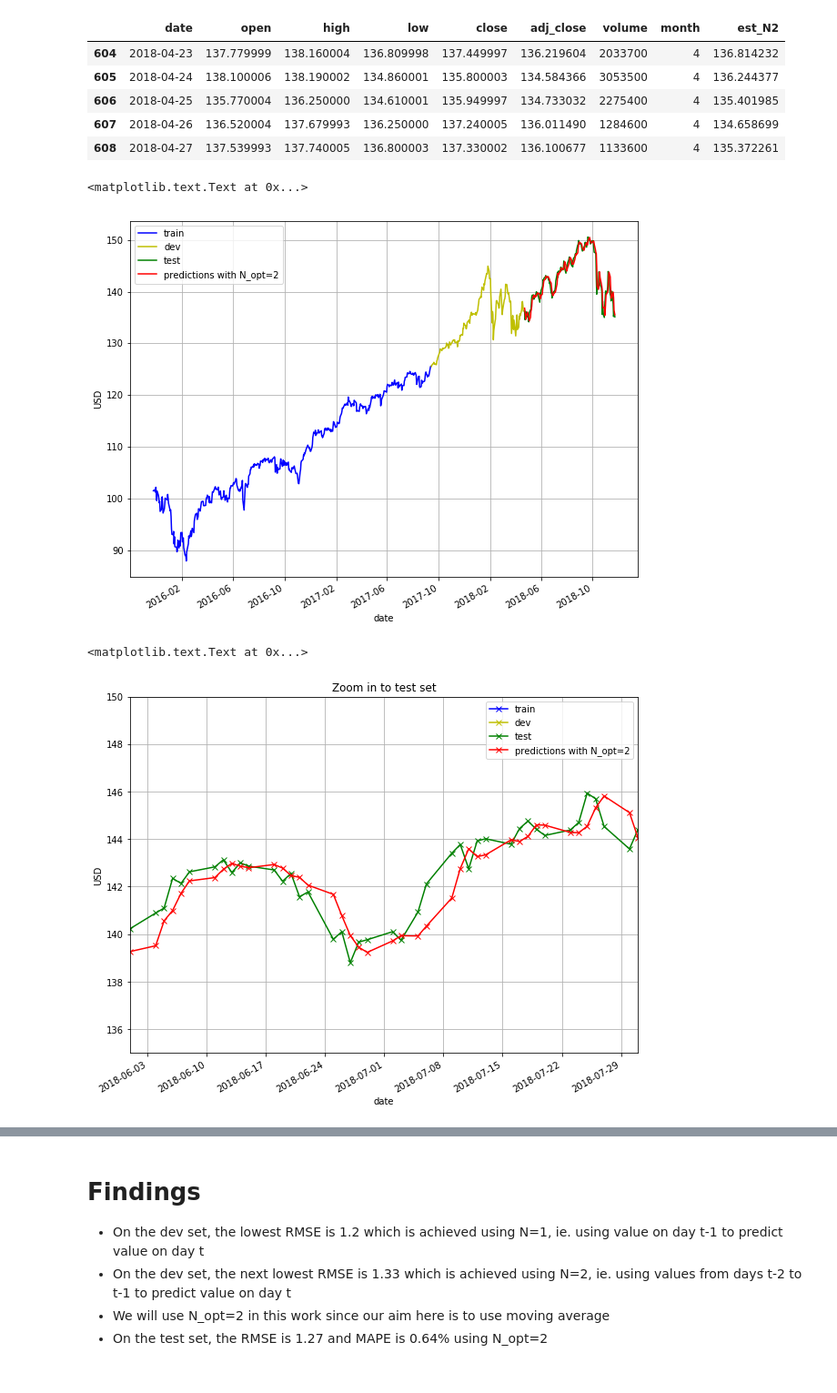
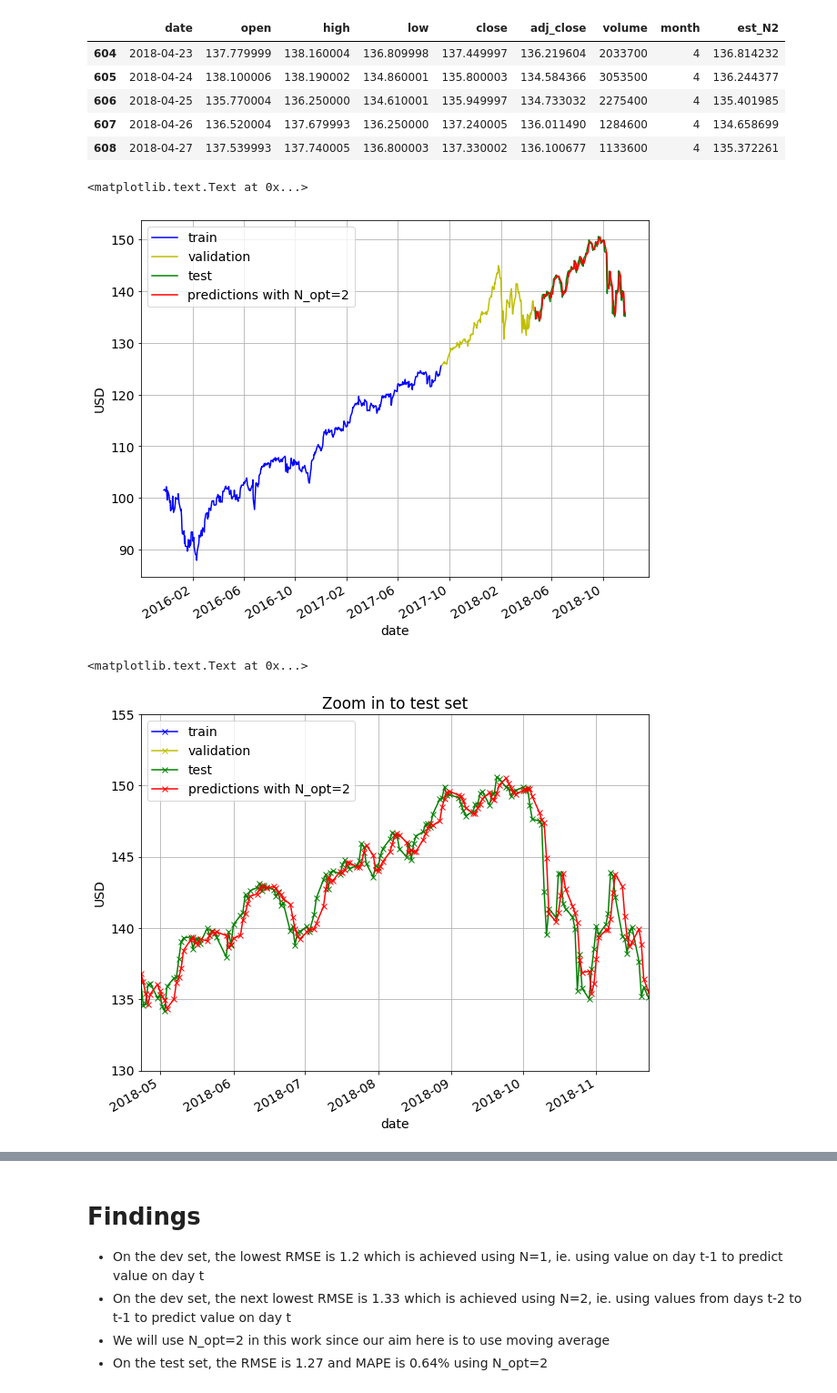
Before and after one commit to NGYB/Stocks, a Jupyter notebook: StockPricePrediction/StockPricePrediction_v3_mov_avg.ipynb, the cells around one changed output, grey strips where cells are left out. Shown at 91% size. Cells and saved outputs as stored; diff of their text form; code cells hidden in the pictures.

```diff
--- a/StockPricePrediction/StockPricePrediction_v3_mov_avg.ipynb
+++ b/StockPricePrediction/StockPricePrediction_v3_mov_avg.ipynb
@@ -179,4 +179,7 @@ plt.plot(range(1, Nmax+1), RMSE, 'x-')
 plt.grid()
 plt.xlabel('N')
 plt.ylabel('RMSE')
+plt.xlim([2, 21])
+plt.xticks([2, 5, 10, 15, 20])
+matplotlib.rcParams.update({'font.size': 14})
 # %% [output]
@@ -259,26 +268,26 @@ ax = train.plot(x='date', y='adj_close', style='b-', grid=True)
 ax = cv.plot(x='date', y='adj_close', style='y-', grid=True, ax=ax)
 ax = test.plot(x='date', y='adj_close', style='g-', grid=True, ax=ax)
 ax = test.plot(x='date', y='est_N2', style='r-', grid=True, ax=ax)
-ax.legend(['train', 'dev', 'test', 'predictions with N_opt=2'])
+ax.legend(['train', 'validation', 'test', 'predictions with N_opt=2'])
 ax.set_xlabel("date")
 ax.set_ylabel("USD")
 # %% [output]
 <matplotlib.text.Text at 0x...>
-[figure, old version]
+[figure, new version]
 # %%
 # Plot adjusted close over time
 rcParams['figure.figsize'] = 10, 8 # width 10, height 8
 
 ax = train.plot(x='date', y='adj_close', style='bx-', grid=True)
 ax = cv.plot(x='date', y='adj_close', style='yx-', grid=True, ax=ax)
 ax = test.plot(x='date', y='adj_close', style='gx-', grid=True, ax=ax)
 ax = test.plot(x='date', y='est_N2', style='rx-', grid=True, ax=ax)
-ax.legend(['train', 'dev', 'test', 'predictions with N_opt=2'])
+ax.legend(['train', 'validation', 'test', 'predictions with N_opt=2'])
 ax.set_xlabel("date")
 ax.set_ylabel("USD")
-ax.set_xlim([date(2018, 6, 1), date(2018, 7, 31)])
-ax.set_ylim([135, 150])
+ax.set_xlim([date(2018, 4, 23), date(2018, 11, 23)])
+ax.set_ylim([130, 155])
 ax.set_title('Zoom in to test set')
 # %% [output]
 <matplotlib.text.Text at 0x...>
-[figure, old version]
+[figure, new version]
```
Also changed, not shown: parts of 7 cells of this notebook, 11 other files.
